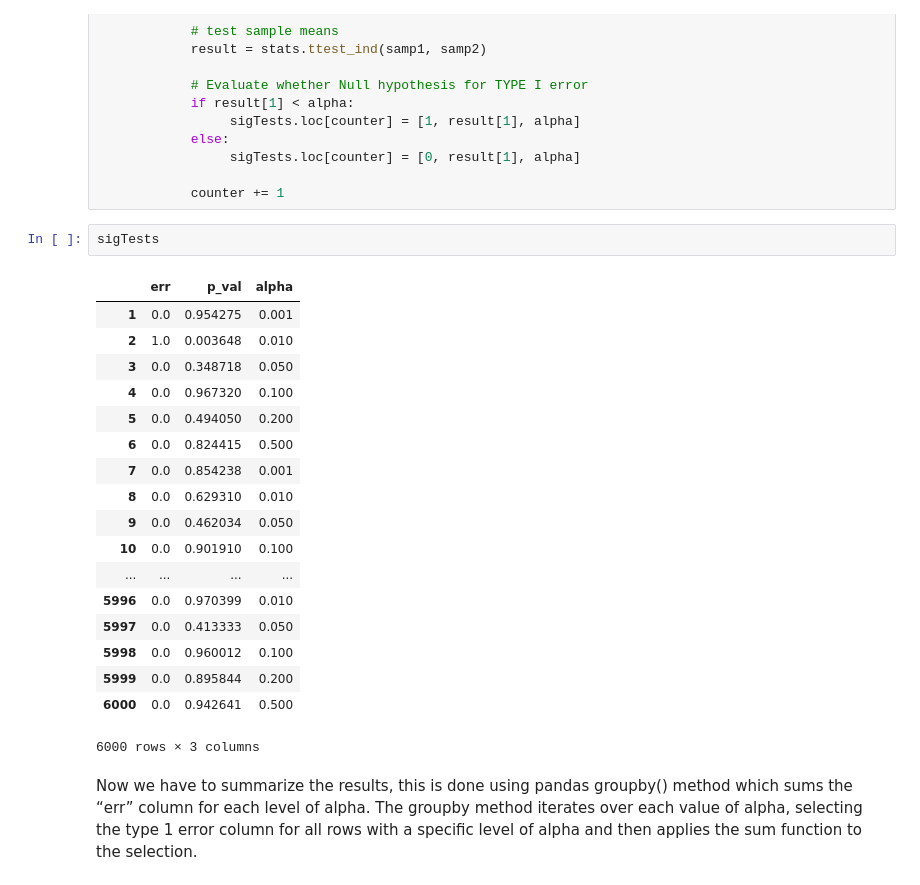
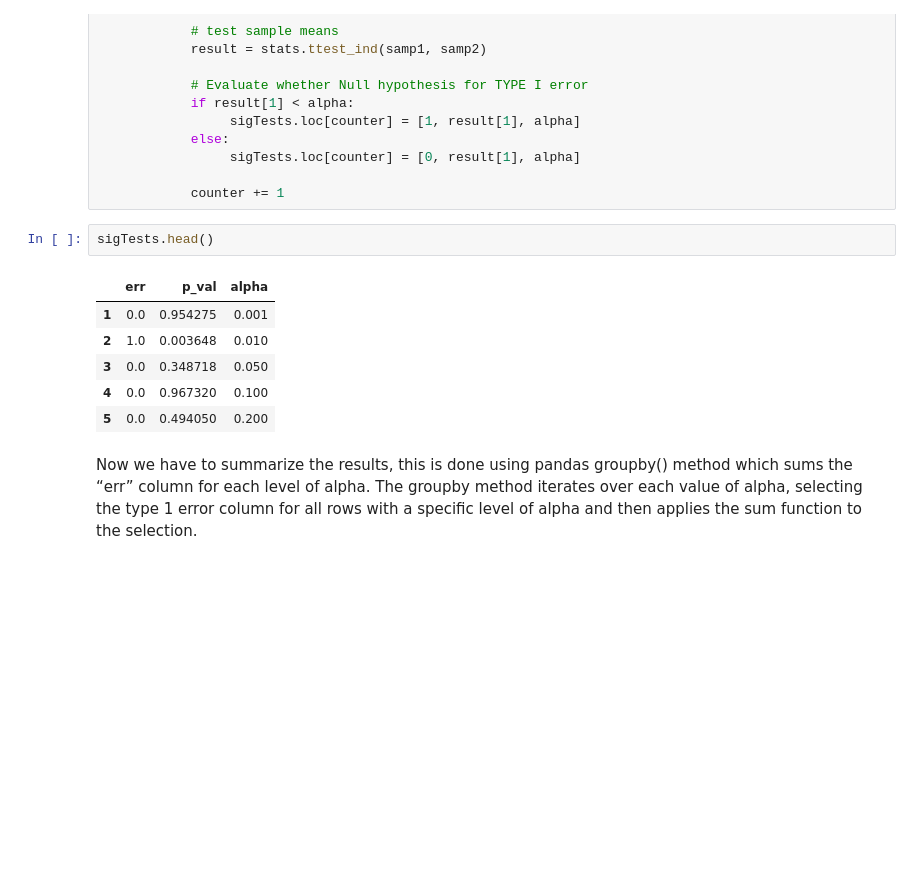
Before and after one commit to Rimab55/dsc-2-20-11type-1-and-type-2-errors-lab-nyc-ds-career-012819, a Jupyter notebook: index.ipynb, the cells around one changed output. Saved outputs shown, nothing was run; the diff lists cells and outputs as text; blank space fills up the shorter version.

```diff
--- a/index.ipynb
+++ b/index.ipynb
@@ -141,26 +141,14 @@ for i in range(1,numTests+1):
 
             counter += 1
 # %%
-sigTests
+sigTests.head()
 # %% [output]
 |  | err | p_val | alpha |
 | 1 | 0.0 | 0.954275 | 0.001 |
 | 2 | 1.0 | 0.003648 | 0.010 |
 | 3 | 0.0 | 0.348718 | 0.050 |
 | 4 | 0.0 | 0.967320 | 0.100 |
 | 5 | 0.0 | 0.494050 | 0.200 |
-| 6 | 0.0 | 0.824415 | 0.500 |
-| 7 | 0.0 | 0.854238 | 0.001 |
-| 8 | 0.0 | 0.629310 | 0.010 |
-| 9 | 0.0 | 0.462034 | 0.050 |
-| 10 | 0.0 | 0.901910 | 0.100 |
-| ... | ... | ... | ... |
-| 5996 | 0.0 | 0.970399 | 0.010 |
-| 5997 | 0.0 | 0.413333 | 0.050 |
-| 5998 | 0.0 | 0.960012 | 0.100 |
-| 5999 | 0.0 | 0.895844 | 0.200 |
-| 6000 | 0.0 | 0.942641 | 0.500 |
-6000 rows × 3 columns
 # %% [markdown]
 Now we have to summarize the results, this is done using pandas groupby() method which sums the “err” column for each level of alpha. The groupby method iterates over each value of alpha, selecting the type 1 error column for all rows with a specific level of alpha and then applies the sum function to the selection.
 # %%
```
